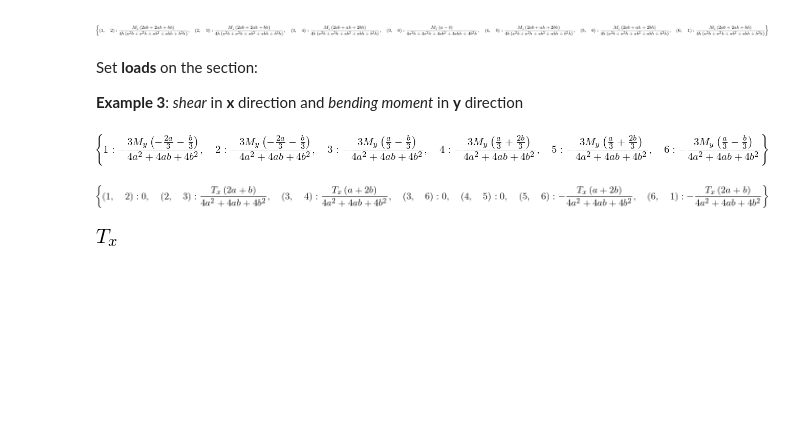
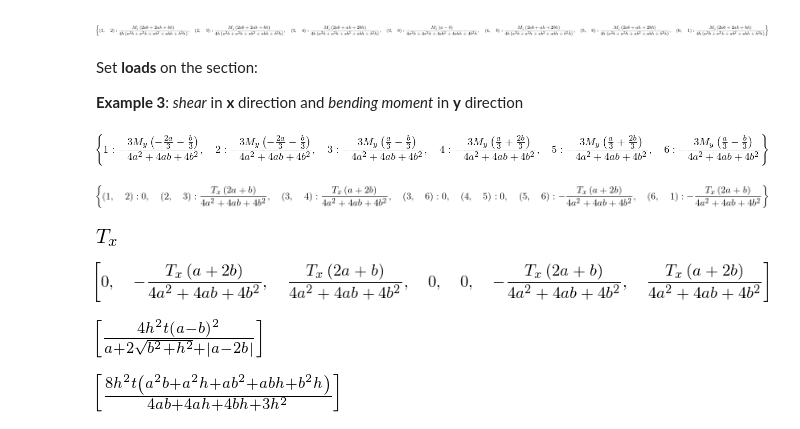
Before and after one commit to Ccaccia73/semimonocoque, a Jupyter notebook: SemiMonoCoque.ipynb, the cells around one changed output. Cells and saved outputs as stored; diff of their text form; code cells hidden in the pictures; blank space fills up the shorter version.

```diff
--- a/SemiMonoCoque.ipynb
+++ b/SemiMonoCoque.ipynb
@@ -584,3 +584,7 @@ S3.q
 sympy.simplify(S3.q[(2,3)]*a+S3.q[(3,4)]*b-S3.q[(5,6)]*b-S3.q[(6,1)]*a)
 # %% [output]
 [figure]
+# %%
+list(S3.q.values())
+# %% [output]
+[figure, added]
@@ -586,0 +593,4 @@ sympy.simplify(S3.q[(2,3)]*a+S3.q[(3,4)]*b-S3.q[(5,6)]*b-S3.q[(6,1)]*a)
+# %%
+S1.Jt
+# %% [output]
+[figure, added]
@@ -586,0 +599,4 @@ sympy.simplify(S3.q[(2,3)]*a+S3.q[(3,4)]*b-S3.q[(5,6)]*b-S3.q[(6,1)]*a)
+# %%
+S3.Jt
+# %% [output]
+[figure, added]
```
Also changed, not shown: parts of 3 cells of this notebook, 1 other file.
